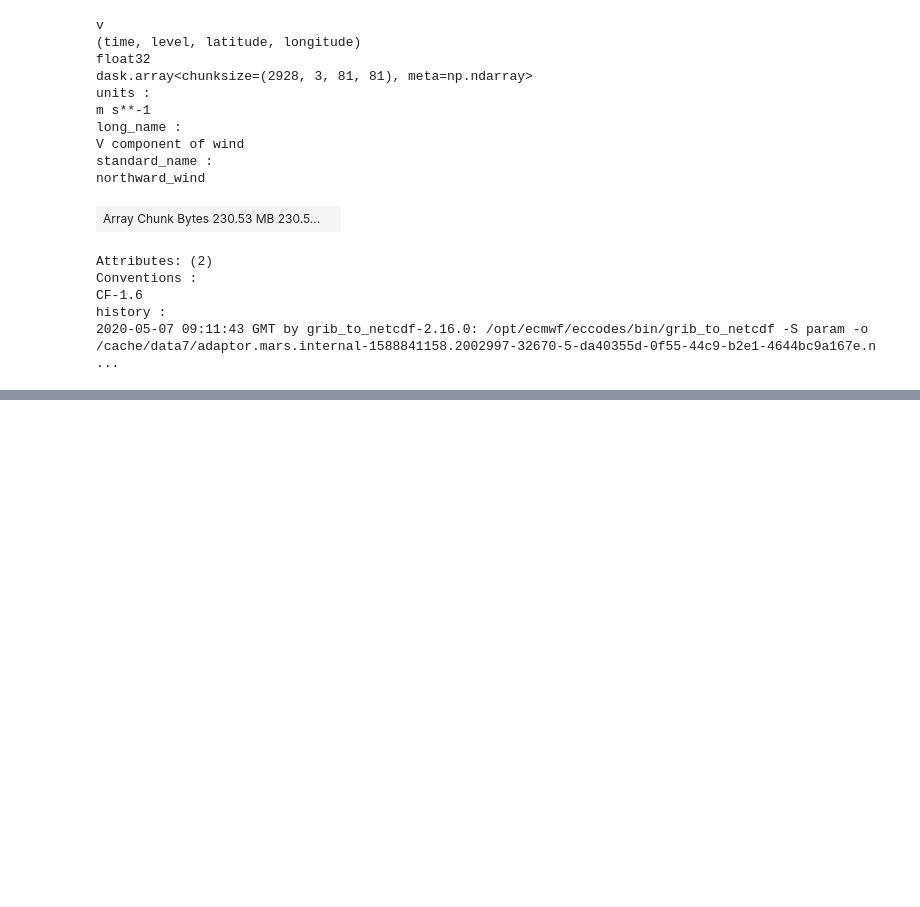
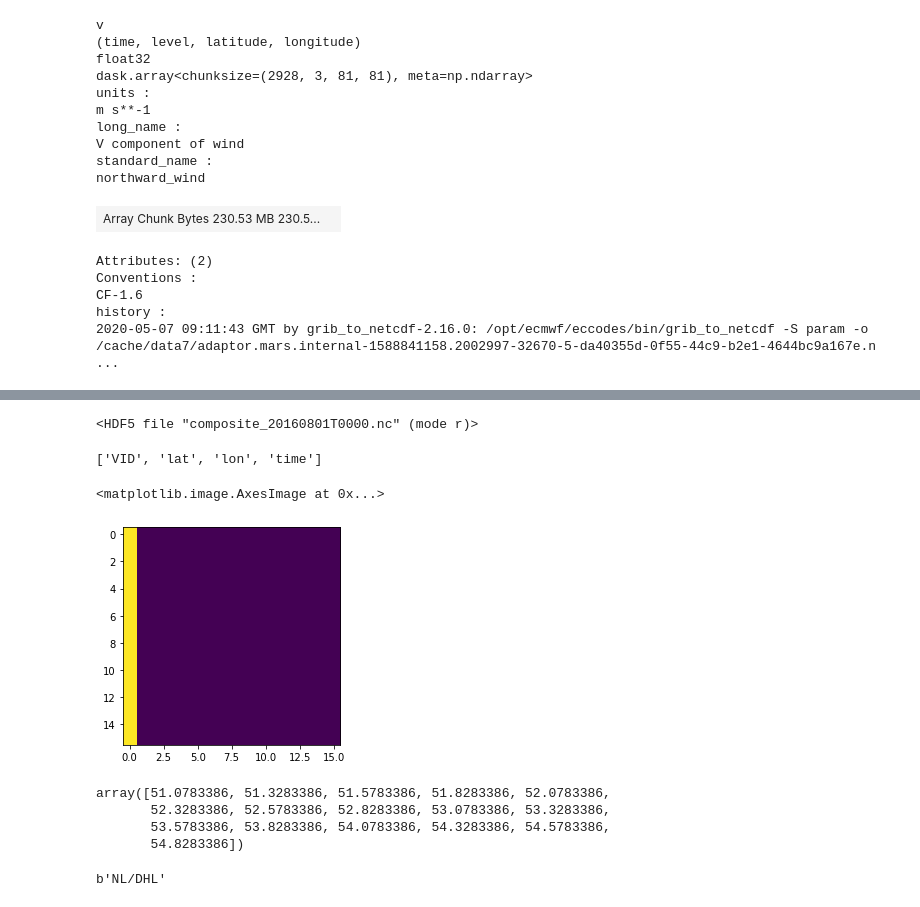
Before and after one commit to FionaLippert/birdMigration, a Jupyter notebook: visualization/h5_exploration.ipynb, the cells around one changed output, grey strips where cells are left out. Drawn from its saved outputs; the diff is of its cells as text; code cells hidden in the pictures; blank space fills up the shorter version.

Commit message:
experimenting with netcdf

```diff
--- a/visualization/h5_exploration.ipynb
+++ b/visualization/h5_exploration.ipynb
@@ -347,0 +372,32 @@ history :
+# %%
+#import os
+#os.environ['HDF5_USE_FILE_LOCKING'] = 'FALSE'
+
+#ds = netCDF4.Dataset('/home/fiona/composite_20160801T0000.nc', 'r', format="NETCDF4")
+
+import h5py
+f = h5py.File('/home/fiona/composite_20160801T0000.nc', 'r')
+#ds = xr.open_dataset('/home/fiona/composite_20160801T0000.nc')
+f
+# %% [output]
+<HDF5 file "composite_20160801T0000.nc" (mode r)>
+# %%
+list(f.keys())
+# %% [output]
+['VID', 'lat', 'lon', 'time']
+# %%
+plt.imshow(f['VID'][0,:,:])
+# %% [output]
+<matplotlib.image.AxesImage at 0x...>
+[figure, added]
+# %%
+f['lat'][:]
+# %% [output]
+array([51.0783386, 51.3283386, 51.5783386, 51.8283386, 52.0783386,
+       52.3283386, 52.5783386, 52.8283386, 53.0783386, 53.3283386,
+       53.5783386, 53.8283386, 54.0783386, 54.3283386, 54.5783386,
+       54.8283386])
+# %%
+f.attrs['source']
+# %% [output]
+b'NL/DHL'
```
Also changed, not shown: parts of 14 cells of this notebook, 2 other files.
